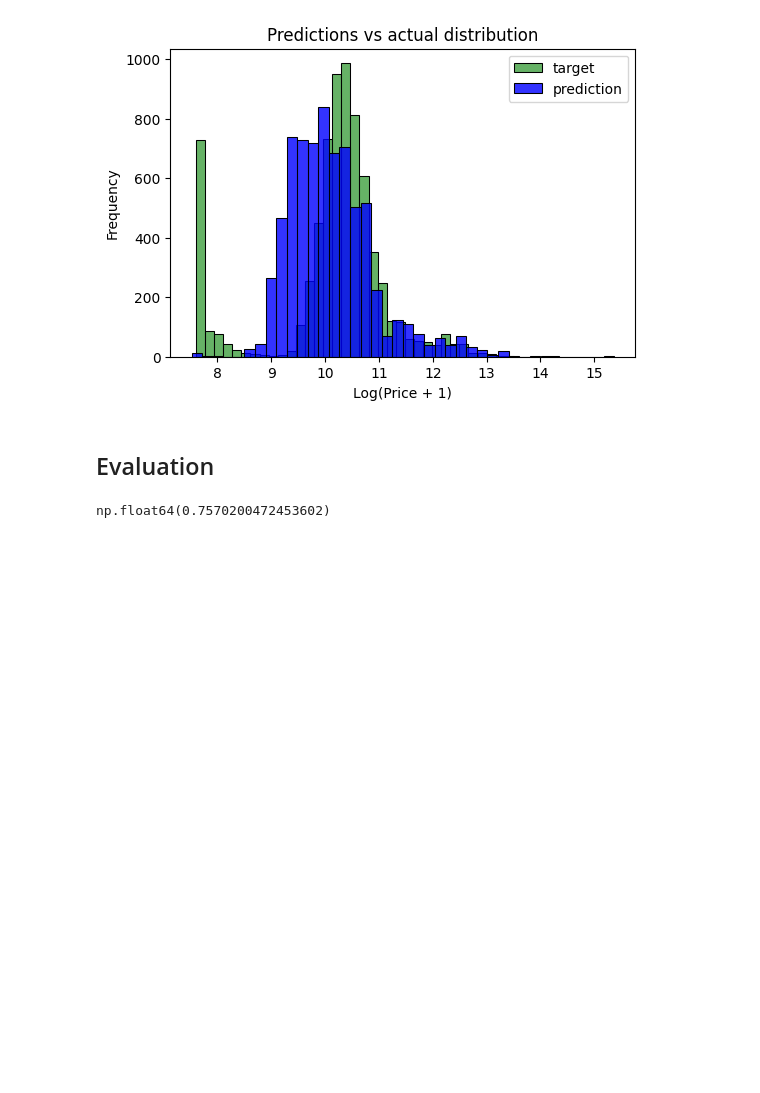
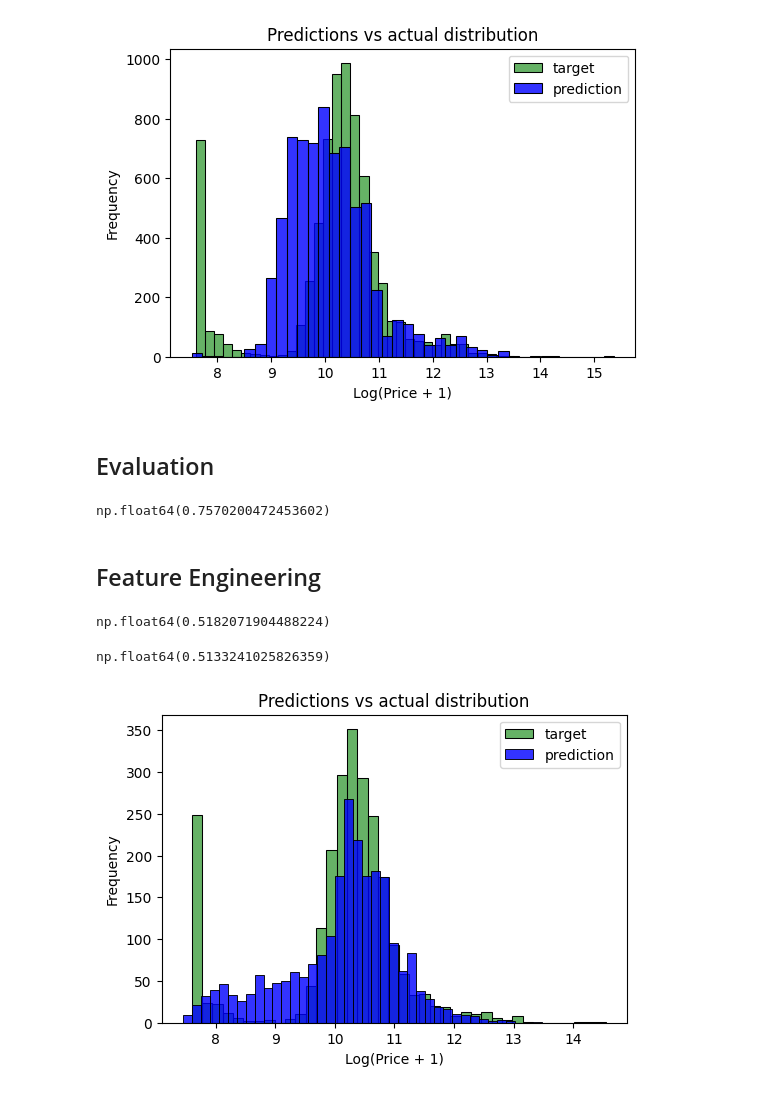
Before and after one commit to adeakinwe/ML_zoomcamp, a Jupyter notebook: car price prediction.ipynb, the cells around one changed output. Drawn from its saved outputs; the diff is of its cells as text; code cells hidden in the pictures; blank space fills up the shorter version.

Commit message:
feature engineering

```diff
--- a/car price prediction.ipynb
+++ b/car price prediction.ipynb
@@ -347,3 +347,45 @@ def rmse(y, y_pred):
 rmse(y_train, y_pred)
 # %% [output]
 np.float64(0.7570200472453602)
+# %% [markdown]
+## Feature Engineering
+# %%
+def prepare_feature_engineered_X(df):
+    df = df.copy()
+    features = base.copy()
+
+    df['age'] = df.year.max() - df.year
+    features.append('age')
+    df_prep = df[features]
+    df_prep = df_prep.fillna(0)
+    X = df_prep.values
+    return X
+# %%
+X_train = prepare_feature_engineered_X(df_train)
+# %%
+w_0, w = train_linear_regression(X_train, y_train)
+y_pred = w_0 + X_train.dot(w)
+rmse(y_train, y_pred)
+# %% [output]
+np.float64(0.5182071904488224)
+# %%
+X_val = prepare_feature_engineered_X(df_val)
+y_pred = w_0 + X_val.dot(w)
+rmse(y_val, y_pred)
+# %% [output]
+np.float64(0.5133241025826359)
+# %%
+plt.figure(figsize=(6, 4))
+
+sns.histplot(y_val, label='target', color='green', alpha=0.6, bins=40)
+sns.histplot(y_pred, label='prediction', color='blue', alpha=0.8, bins=40)
+
+plt.legend()
+
+plt.ylabel('Frequency')
+plt.xlabel('Log(Price + 1)')
+plt.title('Predictions vs actual distribution')
+
+plt.show()
+# %% [output]
+[figure, added]
```
